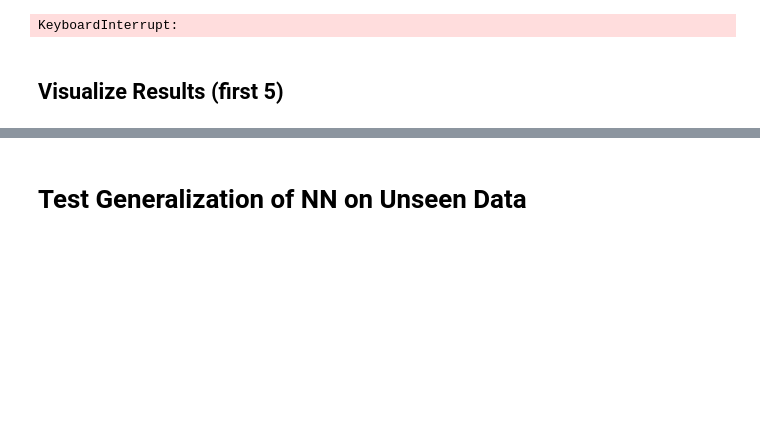
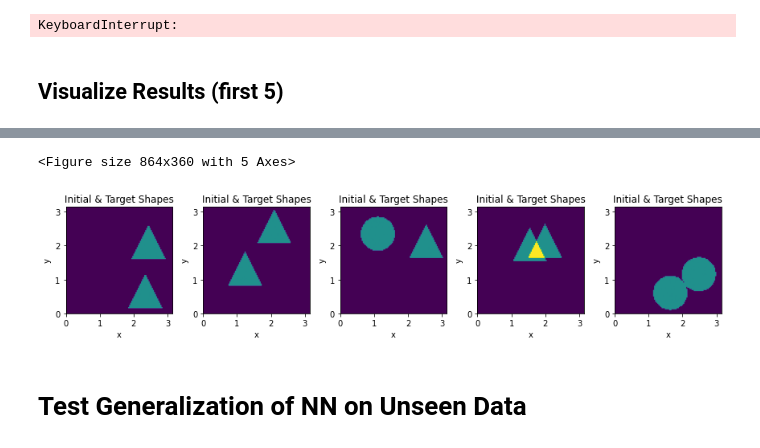
Before and after one commit to bobarna/eigenfluid-control, a Jupyter notebook: network-training.ipynb, the cells around one changed output, grey strips where cells are left out. Drawn from its saved outputs; the diff is of its cells as text; code cells hidden in the pictures; blank space fills up the shorter version.

Commit message:
Make network-training notebook ready for colab

```diff
--- a/network-training.ipynb
+++ b/network-training.ipynb
@@ -26,12 +51,23 @@ Eigenfluid initialized in 9.312891960144043 seconds
 # Data
 # %%
 # Get O overlapping, and U non-necessarily overlapping ('unique') sample points
-O = 0
-U = 0
+O = 30
+U = 40
 N_S = O+U+5 # (5 trivial points)
 
-BATCH_SIZE = 200
+# TRAIN_SIZE + VAL_SIZE = BATCH_SIZE
+# For the overfitting example, set BATCH_SIZE=1, TRAIN_SIZE=1, VAL_SIZE=0, VISU_NR=1
+BATCH_SIZE = 2000
+TRAIN_SIZE = 1800
+VAL_SIZE = 200
+# Number of trajectories to visualize in the plots below
 VISU_NR = 5
+
+get_trivial_points = True
+
+# Saving for visu purposes later on
+shape_0_list = []
+shape_t_list = []
 
 def get_points_for_shapes(shape_0, shape_t):
     p_0 = shape_0.get_trivial_points()
@@ -46,6 +82,10 @@ def get_points_for_shapes(shape_0, shape_t):
         # Concatenate both the union and non-union points
         p_0 = math.concat((p_0, sampler_0.p), instance('i'))
         p_t = math.concat((p_t, sampler_t.p), instance('i'))
+
+    # Saving for visu purposes later on
+    shape_0_list.append(shape_0)
+    shape_t_list.append(shape_target)
 
     p_0 = shape_0.create_points(p_0)
     p_t = shape_target.create_points(p_t)
@@ -223,3 +340,14 @@ Loss = (2.314, 2.446, 1.543, 2.707, 3.443) along batchᵇ
+# %%
+plot({
+    "Initial & Target Shapes":
+    vis.overlay(
+        [s_0.get_smoke() + s_t.get_smoke() for s_0, s_t in zip(shape_0_list[:VISU_NR], shape_t_list[:VISU_NR])],
+    )
+}
+, animate='time', show_color_bar=False)
+# %% [output]
+<Figure size 864x360 with 5 Axes>
+[figure, added]
 # %% [markdown]
 # Test Generalization of NN on Unseen Data
 # %% [markdown]
```
Also changed, not shown: parts of 20 cells of this notebook.
